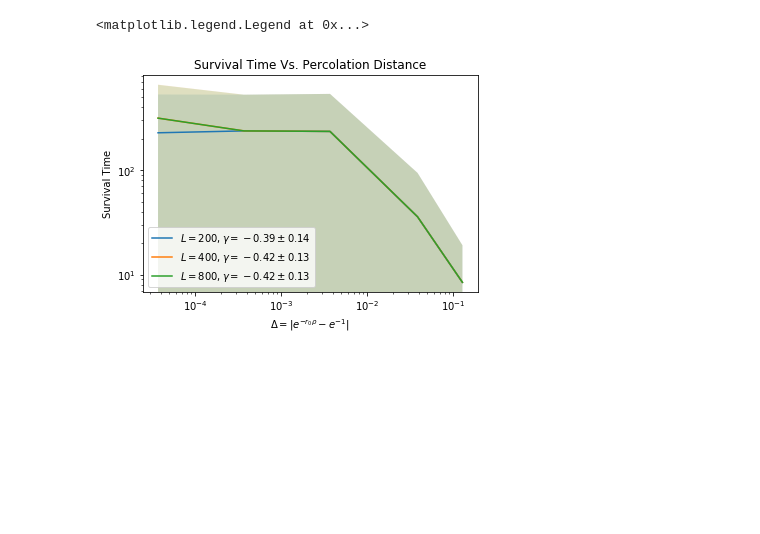
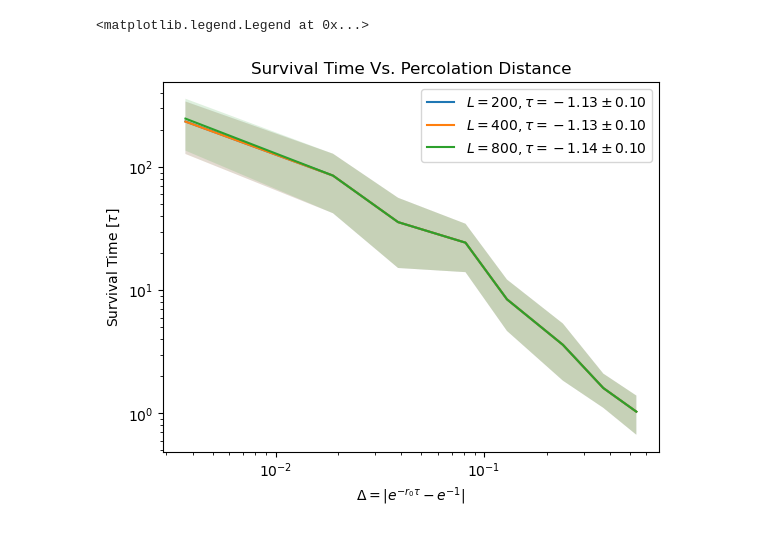
Before and after one commit to zhizhang1445/Project5, a Jupyter notebook: analysis_Z.ipynb, the cells around one changed output. Saved outputs shown, nothing was run; the diff lists cells and outputs as text; code cells hidden in the pictures; blank space fills up the shorter version.

```diff
--- a/analysis_Z.ipynb
+++ b/analysis_Z.ipynb
@@ -37,49 +31,46 @@ df.head()
 # %%
 name_list = []
-r0_list_full = [0.1, 0.5, 0.7, 0.9, 0.99, 0.999, 0.9999, 1, 1.001, 1.01, 1.1]
-r0_list = r0_list_full[2:7]
+r0_list_full = [0.1, 0.3, 0.5, 0.7, 0.8, 0.9, 0.95, 0.99,]
+r0_list = r0_list_full
 delta_list = [np.abs(np.exp(-r) - np.exp(-1)) for r in r0_list]
 dom_list_full = [200, 400, 800]
-dom_list = dom_list_full[:3]
+dom_list = dom_list_full
 num_seeds = 32
 
 max_survival_times_dom = []
 transverse_length_dom = []
 paral_length_dom = []
-prob_survival_dom = []
 
 for dom in dom_list:
     max_survival_times_single_dom = np.zeros((len(r0_list), 2))
     transverse_length_single_dom = np.zeros((len(r0_list), 2))
     parallel_length_single_dom = np.zeros((len(r0_list), 2))
-    prob_survival_single_dom = np.zeros(len(r0_list))
 
     for r, r_0 in enumerate(r0_list):
         exit_times = np.zeros(32)
         trans_len = np.zeros(32)
         paral_len = np.zeros(32)
+
         for i, seed in enumerate(range(num_seeds)):
-            csv_name = '../SimResults/'+ 'sim_%.5er0_%dL_%dseed.csv'%(r_0, dom, seed)
-            num_survived_per_seed = 0
+            csv_name = foldername + 'sim_%.5er0_%dL_%dseed.csv'%(r_0, dom, seed)
 
             try:
                 df = pd.read_csv(csv_name)
                 exit_times[i] = df["t"].iloc[-1]
 
-                len_trans_single = df[" trans_len"].iloc[-1]
-                trans_len = len_trans_single
+                len_trans_single = df["trans_len"].iloc[-1]
+                trans_len[i] = len_trans_single
 
-                len_paral_single = df[" paral_len"].iloc[-1]
+                len_paral_single = df["paral_len"].iloc[-1]
                 if np.isnan(len_paral_single):
                     len_paral_single = dom-1
                 paral_len[i] = len_paral_single
 
-                num_survivors = df[" num_active_sites"].iloc[-1]
-                if num_survivors > 0:
-                    num_survived_per_seed += 1
             except FileNotFoundError:
                 print("Error File not Found:    ",csv_name)
                 exit_times[i] = np.NaN
+                paral_len[i]= np.NaN
+                trans_len[i]= np.NaN
 
             except KeyError:
                 try:
@@ -88,22 +79,20 @@ for dom in dom_list:
                     trans_len[i] = df["trans_len"].iloc[-1]
                     paral_len[i] = df["paral_len"].iloc[-1]
 
-                    num_survivors = df[" num_active_sites"].iloc[-1]
+                    num_survivors = df["num_active_sites"].iloc[-1]
                     if num_survivors > 0:
                         num_survived_per_seed += 1
                 except KeyError:
-                    print("How did you fuck up this bad??")
+                    print("How did you fuck up this bad?? r0:   ", r_0, "| dom:   ",dom)
 
 
-        max_survival_times_single_dom[r, 0] = np.mean(exit_times)
-        max_survival_times_single_dom[r, 1] = np.std(exit_times)
-        transverse_length_single_dom[r, 0] = np.mean(trans_len)
-        transverse_length_single_dom[r, 1] = np.std(trans_len)
-        parallel_length_single_dom[r, 0] = np.mean(paral_len)
-        parallel_length_single_dom[r, 1] = np.std(paral_len)
-        prob_survival_single_dom[r] = num_survived_per_seed/num_seeds
+        max_survival_times_single_dom[r, 0] = np.nanmean(exit_times)
+        max_survival_times_single_dom[r, 1] = np.nanstd(exit_times)
+        transverse_length_single_dom[r, 0] = np.nanmean(trans_len)
+        transverse_length_single_dom[r, 1] = np.nanstd(trans_len)
+        parallel_length_single_dom[r, 0] = np.nanmean(paral_len)
+        parallel_length_single_dom[r, 1] = np.nanstd(paral_len)
 
     max_survival_times_dom.append(max_survival_times_single_dom)
     transverse_length_dom.append(transverse_length_single_dom)
     paral_length_dom.append(parallel_length_single_dom)
-    prob_survival_dom.append(prob_survival_single_dom)
@@ -115,27 +121,27 @@ prob_survival = np.array(prob_survival_dom)
 # %%
 xdata = delta_list
 plt.figure()
 
 for i, length in enumerate(dom_list):
     ydata = max_survival_times[i, :, 0]
     ydata_std = max_survival_times[i, :, 1]/np.sqrt(np.size(max_survival_times[i, :, 0]))
     yfit, popt, perr = curve_fit_power_law(xdata, ydata, "linear")
     exp = popt[0]
     exp_err = perr[0]
 
     # plt.plot(xdata, yfit)
     plt.fill_between(xdata, ydata-ydata_std, ydata+ydata_std, alpha = 0.15)
-    plt.plot(xdata, ydata, label = rf"$L = {length}, \gamma = {exp:.2f} \pm {exp_err:.2f}$")
+    plt.plot(xdata, ydata, label = rf"$L = {length}, \tau = {exp:.2f} \pm {exp_err:.2f}$")
 
 plt.title("Survival Time Vs. Percolation Distance")
 plt.xlabel(r"$\Delta = |e^{-r_0\tau} - e^{-1}|$")
-plt.ylabel("Survival Time")
+plt.ylabel(r"Survival Time [$\tau$]")
 plt.xscale("log")
 plt.yscale("log")
 plt.legend()
 # %% [output]
 <matplotlib.legend.Legend at 0x...>
-[figure, old version]
+[figure, new version]
 # %%
 xdata = delta_list
 plt.figure()
```
Also changed, not shown: parts of 14 cells of this notebook, 3 other files.
